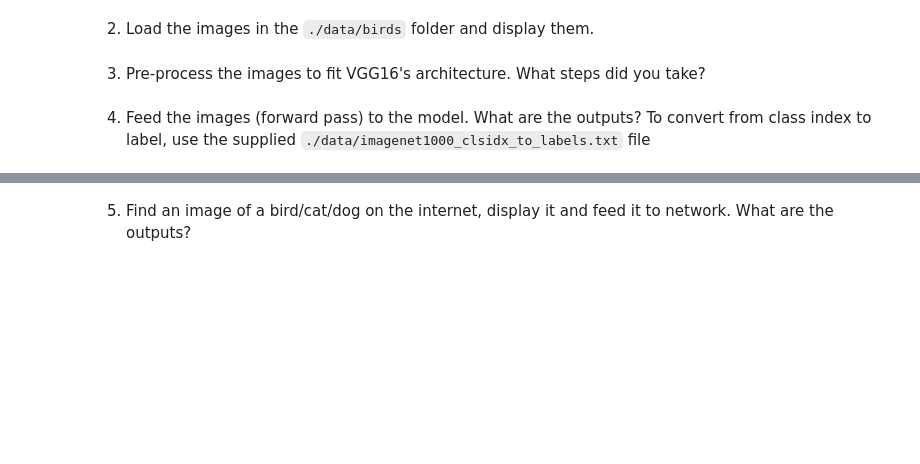
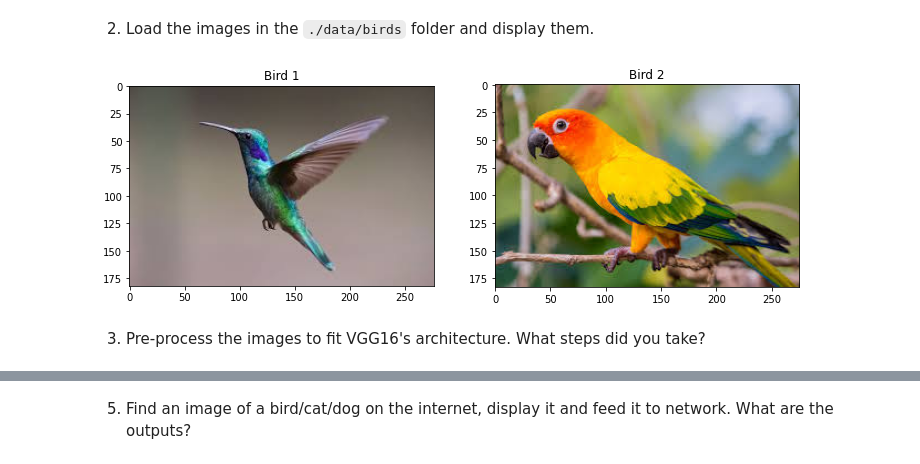
Before and after one commit to DariaHasin/cv-course, a Jupyter notebook: HW1 - Classification/ee046746_hw1_classification.ipynb, the cells around one changed output, grey strips where cells are left out. Drawn from its saved outputs; the diff is of its cells as text; code cells hidden in the pictures; blank space fills up the shorter version.

```diff
--- a/HW1 - Classification/ee046746_hw1_classification.ipynb
+++ b/HW1 - Classification/ee046746_hw1_classification.ipynb
@@ -526,6 +539,30 @@ You can use the following transform to normalize:
 # %% [markdown]
 2. Load the images in the `./data/birds` folder and display them.
+# %%
+def list_dir(d):
+    return [os.path.join(d, f) for f in os.listdir(d)]
+# %%
+path = './data/birds'
+img_list = list_dir(path)
+
+img_bird1 = cv2.imread(img_list[0])
+img_bird1 = cv2.cvtColor(img_bird1, cv2.COLOR_BGR2RGB)
+
+img_bird2 = cv2.imread(img_list[1])
+img_bird2 = cv2.cvtColor(img_bird2, cv2.COLOR_BGR2RGB)
+
+fig = plt.figure(figsize=(12, 12))
+
+ax = fig.add_subplot(1, 2 ,1)
+ax.imshow(img_bird1)
+ax.set_title('Bird 1')
+
+ax = fig.add_subplot(1, 2 ,2)
+ax.imshow(img_bird2)
+ax.set_title('Bird 2')
+
+plt.show()
+# %% [output]
+[figure, added]
 # %% [markdown]
 3. Pre-process the images to fit VGG16's architecture. What steps did you take?
-# %% [markdown]
-4. Feed the images (forward pass) to the model. What are the outputs? To convert from class index to label, use the supplied `./data/imagenet1000_clsidx_to_labels.txt` file
```
Also changed, not shown: parts of 11 cells of this notebook.
